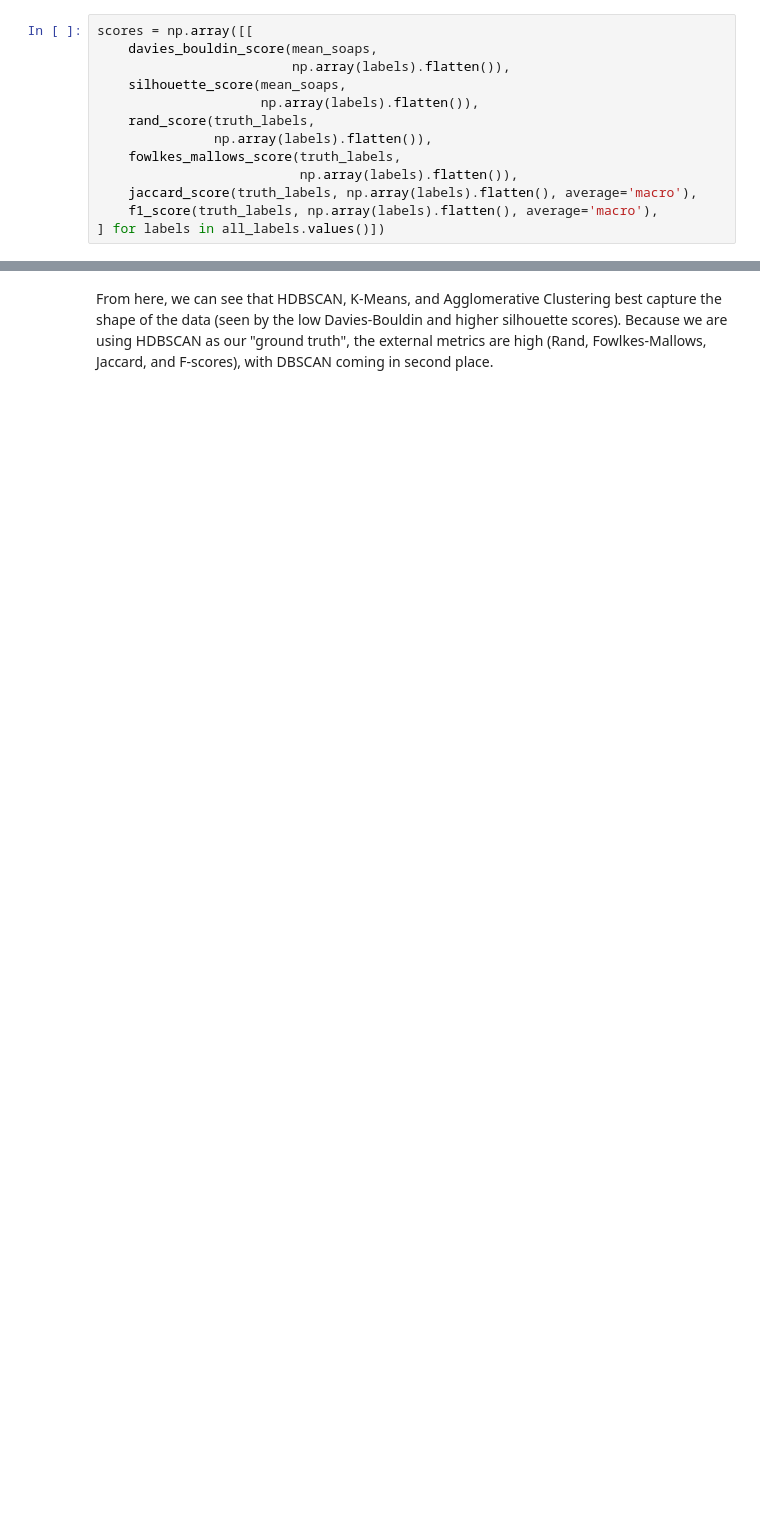
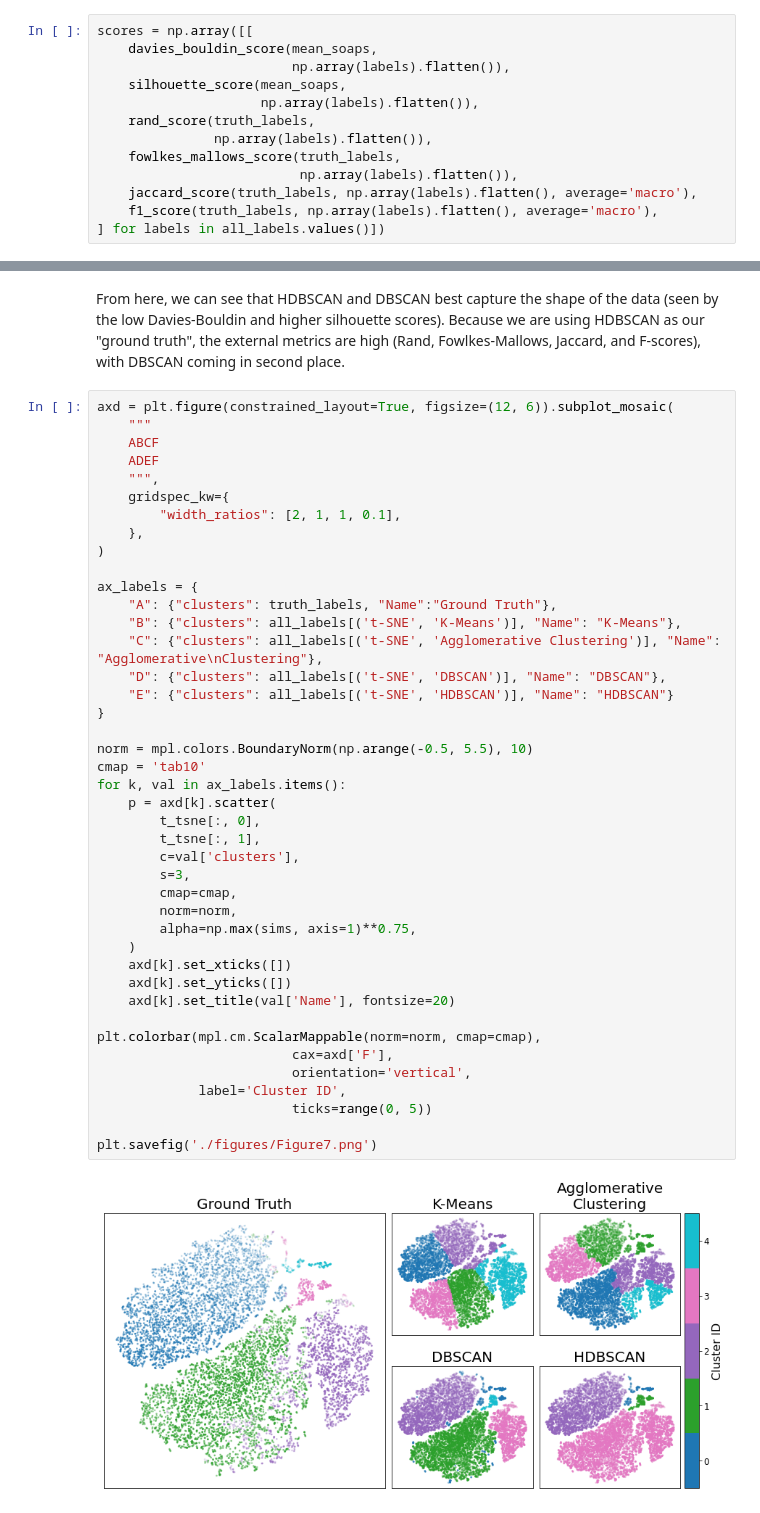
Before and after one commit to cersonsky-lab/unsupervised-ml, a Jupyter notebook: Clustering_Cyclohexanes.ipynb, the cells around one changed output, grey strips where cells are left out. Cells and saved outputs as stored; diff of their text form; blank space fills up the shorter version.

```diff
--- a/Clustering_Cyclohexanes.ipynb
+++ b/Clustering_Cyclohexanes.ipynb
@@ -225,2 +250,46 @@ df.style.format(precision=2)
 # %% [markdown]
-From here, we can see that HDBSCAN, K-Means, and Agglomerative Clustering best capture the shape of the data (seen by the low Davies-Bouldin and higher silhouette scores). Because we are using HDBSCAN as our "ground truth", the external metrics are high (Rand, Fowlkes-Mallows, Jaccard, and F-scores), with DBSCAN coming in second place.
+From here, we can see that HDBSCAN and DBSCAN best capture the shape of the data (seen by the low Davies-Bouldin and higher silhouette scores). Because we are using HDBSCAN as our "ground truth", the external metrics are high (Rand, Fowlkes-Mallows, Jaccard, and F-scores), with DBSCAN coming in second place.
+# %%
+axd = plt.figure(constrained_layout=True, figsize=(12, 6)).subplot_mosaic(
+    """
+    ABCF
+    ADEF
+    """,
+    gridspec_kw={
+        "width_ratios": [2, 1, 1, 0.1],
+    },
+)
+
+ax_labels = {
+    "A": {"clusters": truth_labels, "Name":"Ground Truth"},
+    "B": {"clusters": all_labels[('t-SNE', 'K-Means')], "Name": "K-Means"},
+    "C": {"clusters": all_labels[('t-SNE', 'Agglomerative Clustering')], "Name": "Agglomerative\nClustering"},
+    "D": {"clusters": all_labels[('t-SNE', 'DBSCAN')], "Name": "DBSCAN"},
+    "E": {"clusters": all_labels[('t-SNE', 'HDBSCAN')], "Name": "HDBSCAN"}
+}
+
+norm = mpl.colors.BoundaryNorm(np.arange(-0.5, 5.5), 10)
+cmap = 'tab10'
+for k, val in ax_labels.items():
+    p = axd[k].scatter(
+        t_tsne[:, 0],
+        t_tsne[:, 1],
+        c=val['clusters'],
+        s=3,
+        cmap=cmap,
+        norm=norm,
+        alpha=np.max(sims, axis=1)**0.75,
+    )
+    axd[k].set_xticks([])
+    axd[k].set_yticks([])
+    axd[k].set_title(val['Name'], fontsize=20)
+
+plt.colorbar(mpl.cm.ScalarMappable(norm=norm, cmap=cmap),
+                         cax=axd['F'],
+                         orientation='vertical',
+             label='Cluster ID',
+                         ticks=range(0, 5))
+
+plt.savefig('./figures/Figure7.png')
+# %% [output]
+[figure, added]
```
Also changed, not shown: parts of 14 cells of this notebook, 31 other files.
